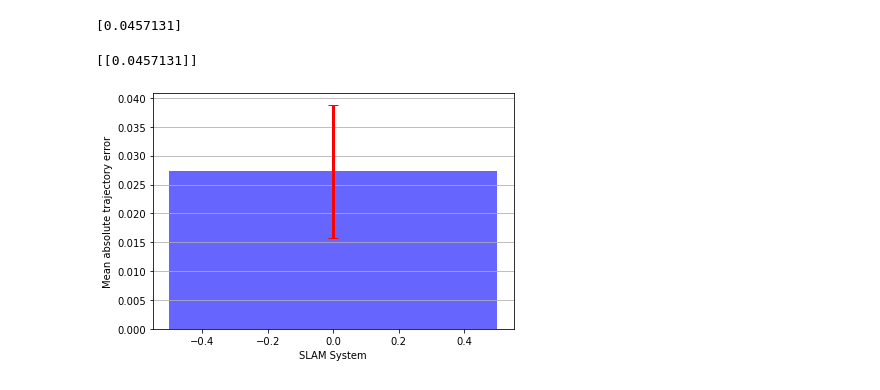
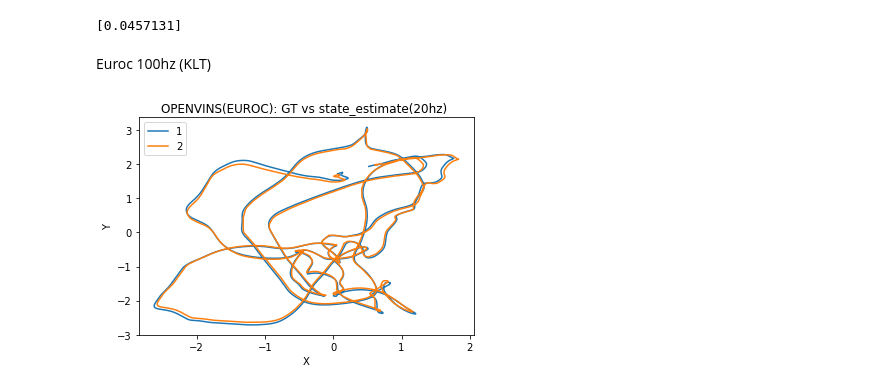
Before and after one commit to sougato97/open_vins_tracking, a Jupyter notebook: open_vins_trajectory/tracking_seminar.ipynb, the cells around one changed output. Cells and saved outputs as stored; diff of their text form; code cells hidden in the pictures.

```diff
--- a/open_vins_trajectory/tracking_seminar.ipynb
+++ b/open_vins_trajectory/tracking_seminar.ipynb
@@ -135,30 +124,13 @@ euroc_3d_mean, euroc_3d_std = rms(gt[:,1:], euroc_3d[:,1:])
-# %%
-euroc_rms_error = [ [euroc_3d_rms]
-                ]
-
-euroc_rms_error = np.asarray(euroc_rms_error, dtype=np.float64)
-
-print(euroc_rms_error) # how is this calculation done??
-# %% [output]
-[[0.0457131]]
-# %%
-import matplotlib.pyplot as plt
-fig = plt.figure()
-ax = fig.add_subplot(111)
-ax.yaxis.grid(True)
-
-error_config = {'ecolor': 'r', 'capsize': 5, 'elinewidth': 3}
-
-opacity = 0.6
-ax.set_ylabel('Mean absolute trajectory error')
-#ax.set_title('Mean Absolute Trajectory Error for ORB-SLAM2 and Edge-SLAM')
-
-line = plt.bar([0], [euroc_3d_mean], 1, alpha=opacity, yerr=(euroc_3d_std), error_kw=error_config, color='b')
-
-ax.set_xlabel('SLAM System')
-# plt.xticks([0], ('OPEN_VINS'))
-fig.tight_layout()
-
-plt.show()
-# %% [output]
-[figure, removed]
+# %% [markdown]
+Euroc 100hz (KLT)
+# %%
+folder_name = 'euroc_100hz'
+euroc_file = os.getcwd() + '/' + folder_name + '/traj_estimate.txt'
+gt_file = 'V1_01_easy.txt'
+
+euroc_gt = read_2d(gt_file,' ')
+euroc = read_2d(euroc_file,' ')
+euroc_openvins_gt, euroc_openvins_estimated_60, euroc_openvins_estimated_rms_60 = analyze(euroc_gt, euroc)
+plot_trajectories_2d('OPENVINS(EUROC): GT vs state_estimate(20hz) ', euroc_openvins_gt, euroc_openvins_estimated_60)
+# %% [output]
+[figure, added]
```
Also changed, not shown: parts of 27 cells of this notebook.
